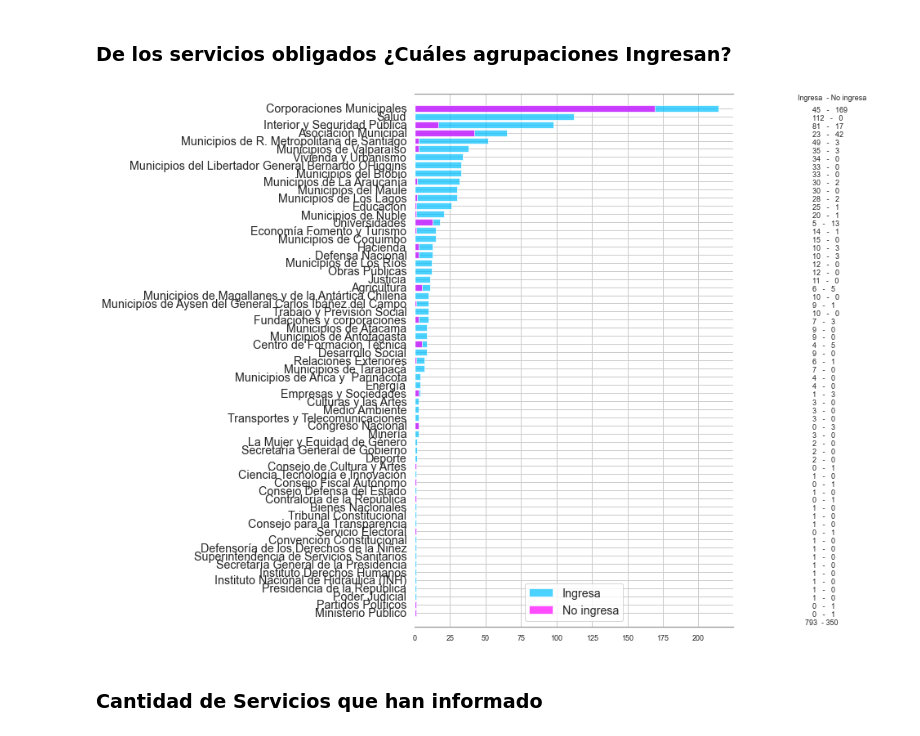
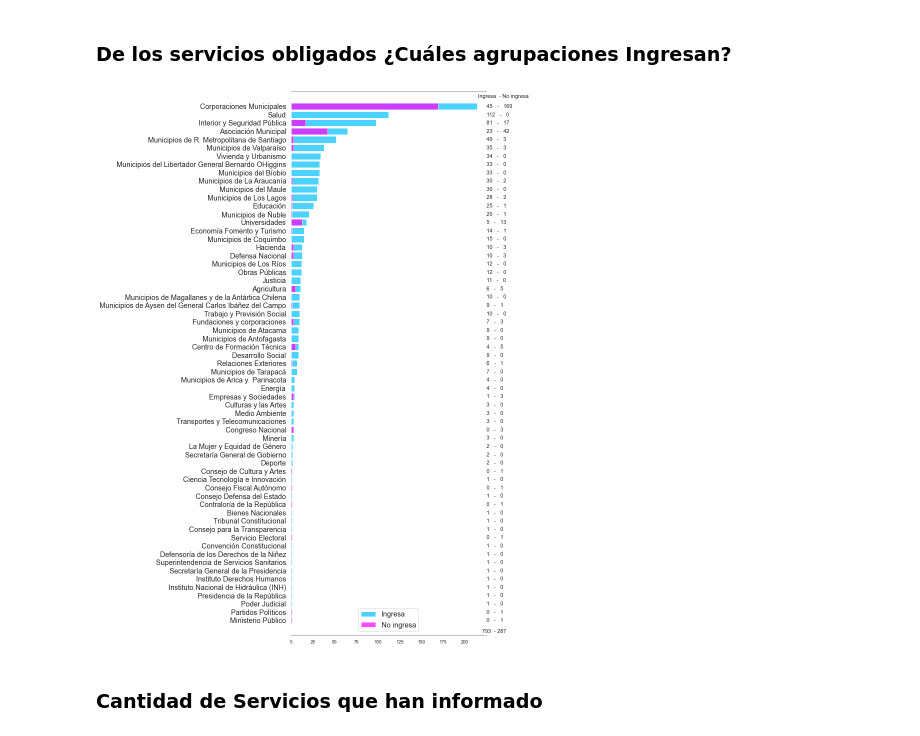
Before and after one commit to josemoragonzalez/PublicEmployment, a Jupyter notebook: informe.ipynb, the cells around one changed output. Saved outputs shown, nothing was run; the diff lists cells and outputs as text; code cells hidden in the pictures.

```diff
--- a/informe.ipynb
+++ b/informe.ipynb
@@ -353,24 +368,25 @@ dftemp["Total"] = dftemp['Ingresa'] + dftemp['No ingresa']
 dftemp= dftemp.reset_index().sort_values(by=['Total'])
 dftemp.to_excel('temp.xlsx')
 # %%
-fig, ax = plt.subplots(figsize=(7,12))
+fig, ax = plt.subplots(figsize=(7,20))
 p1 = ax.barh(dftemp['Padre_org'], dftemp['Total'], alpha=0.7, color='deepskyblue')
 p2 = ax.barh(dftemp['Padre_org'], dftemp['No ingresa'], alpha=0.7, color='fuchsia')
 for i, row in enumerate(dftemp['Padre_org']):
-    ax.text(280, i-0.5, str(list(dftemp[dftemp['Padre_org']==row]['Ingresa'].astype(int))[0]) + '   -   '+ str(list(dftemp[dftemp['Padre_org']==row]['No ingresa'].astype(int))[0]) )
+    ax.text(225, i-0.2, str(list(dftemp[dftemp['Padre_org']==row]['Ingresa'].astype(int))[0]) + '   -   '+ str(list(dftemp[dftemp['Padre_org']==row]['No ingresa'].astype(int))[0]), fontsize='large')
 
-ax.text(270, 63, 'Ingresa  - No ingresa')
-ax.text(275, -1.5, '793  - 350')
+ax.text(215, 63, 'Ingresa  - No ingresa', fontsize='large')
+ax.grid(visible=None)
+ax.text(220, -1.5, '793  - 287', fontsize='large')
 ax.spines['bottom'].set_color('#999')
 ax.spines['top'].set_color('#999')
 ax.spines['right'].set_color('white')
 ax.spines['left'].set_color('white')
 ax.margins(y = 0.022)
 plt.legend(['Ingresa', 'No ingresa'], loc='lower center')
 plt.savefig('fig4.png', bbox_inches = 'tight')
 plt.show()
 # %% [output]
-[figure, old version]
+[figure, new version]
 # %% [markdown]
 ### Cantidad de Servicios que han informado
 # %%
```
Also changed, not shown: parts of 11 cells of this notebook, 5 other files.
